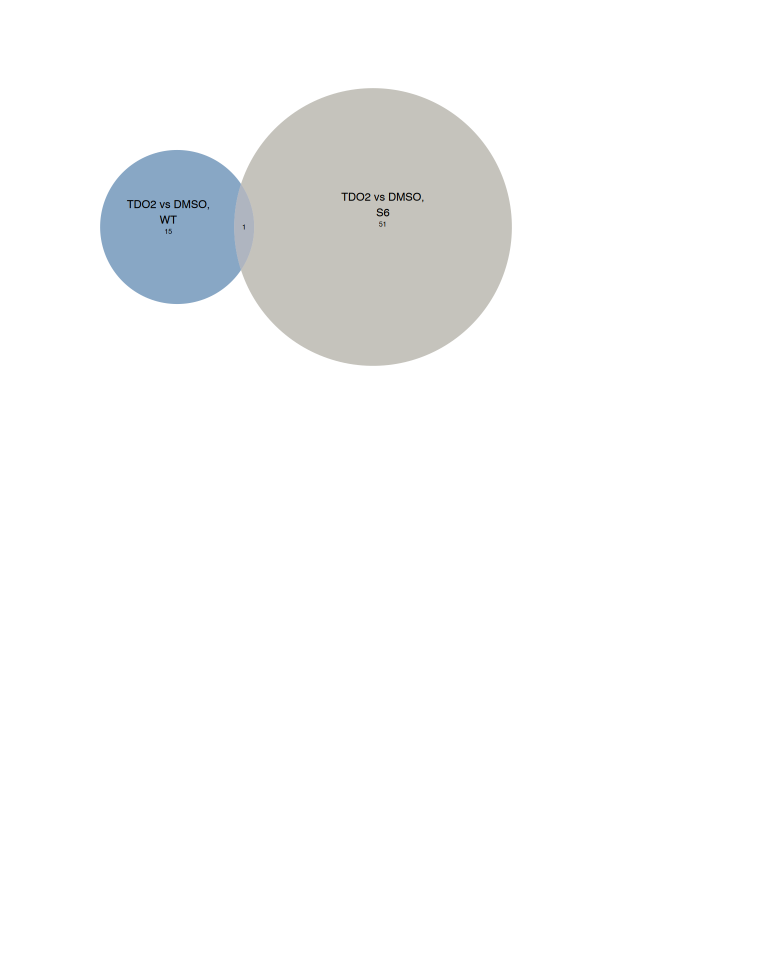
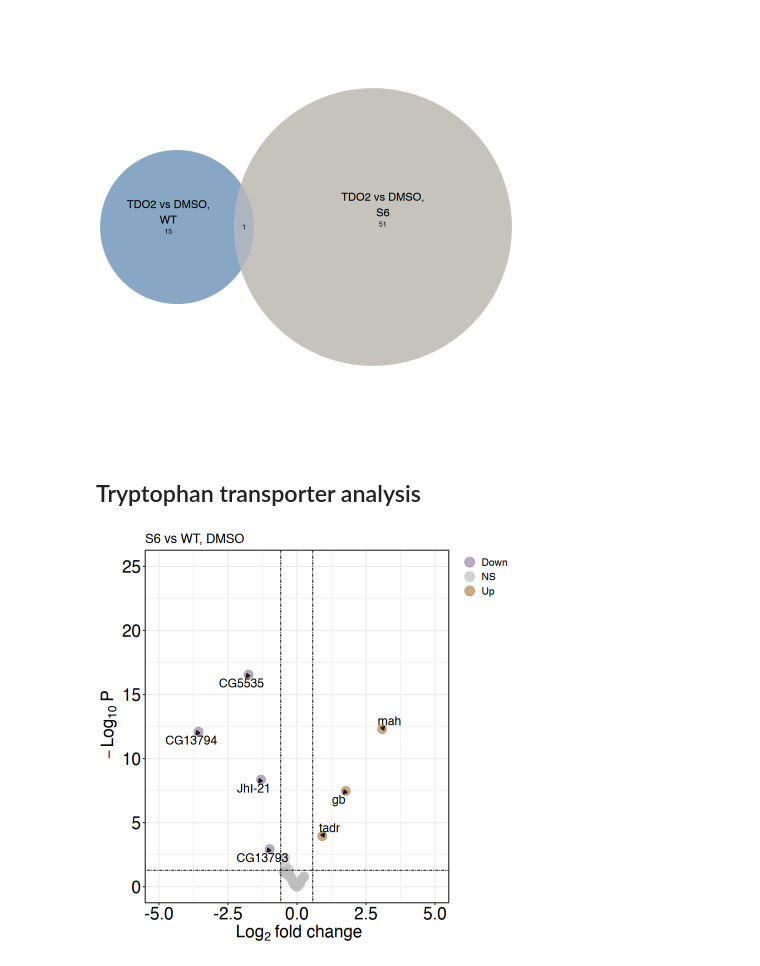
Before and after one commit to SIRT6/Kaluski_et_al_2024, a Jupyter notebook: Scripts/Suppl_Fig6_7.ipynb, the cells around one changed output. Cells and saved outputs as stored; diff of their text form; code cells hidden in the pictures; blank space fills up the shorter version.

Commit message:
code for transcriptomics analysis was modified

```diff
--- a/Scripts/Suppl_Fig6_7.ipynb
+++ b/Scripts/Suppl_Fig6_7.ipynb
@@ -228,5 +246,4 @@ low counts [2]     : 2182, 12%
 [2] see 'independentFiltering' argument of ?results
 # %%
 padj.cutoff <- 0.05
-lfc.cutoff <- 0 #0.58
 # %% [markdown]
@@ -697,3 +702,5 @@ plot(fit2,
      quantities = list(fontsize = 8))
 # %% [output]
 [figure]
+# %% [markdown]
+## Tryptophan transporter analysis
@@ -700,3 +709,57 @@ plot(fit2,
+# %%
+aa_f_dmso <- res_dmso %>% as.data.frame() %>% filter(rownames(.) %in% AA_ids)
+aa_f_tdo <- res_tdo %>% as.data.frame() %>% filter(rownames(.) %in% AA_ids)
+# %%
+aa_f_dmso <- aa_f_dmso %>%
+             rownames_to_column(var = "gene") %>%
+             left_join(., ann.data, by = c("gene" = "ENSEMBL"))
+# %%
+sig.vdata <- filter(aa_f_dmso, padj < 0.05 )
+aa_f_dmso$Sig <- 'NS'
+aa_f_dmso[((aa_f_dmso$padj < 0.05) & (aa_f_dmso$log2FoldChange < -0.58)), c(8)] <- 'Down'
+aa_f_dmso[((aa_f_dmso$padj < 0.05) & (aa_f_dmso$log2FoldChange > 0.58)), c(8)] <- 'Up'
+
+names.keyvals <- aa_f_dmso$Sig
+names.keyvals[names.keyvals == 'NS'] <- 'grey'
+names.keyvals[names.keyvals == 'Down'] <- wes_palette("IsleofDogs1")[1]
+names.keyvals[names.keyvals == 'Up'] <- wes_palette("IsleofDogs2")[3]
+
+names(names.keyvals) <- aa_f_dmso$Sig
+# %%
+p1 <- EnhancedVolcano(aa_f_dmso,
+        lab = aa_f_dmso$gene_name,
+        #selectLab = c('Kynurenic acid', 'Tryptophan', 'Kynurenine', 'Nicotinamide', 'NAD+'),
+        x = 'log2FoldChange',
+        y = 'padj',
+        xlim = c(-5, 5),
+        ylim = c(0, 25),
+        title = NULL,
+        #col = c('grey', 'grey', 'grey', '#D14f4f'),
+    colCustom = names.keyvals,
+    #shapeCustom = shapes.keyvals,
+    cutoffLineType = 'twodash',
+    subtitle = NULL,
+    colAlpha = 0.7,
+    pCutoff = 0.05,
+    FCcutoff = 0.58,
+    borderWidth = 0.02,
+    pointSize = 4.5,
+    drawConnectors = T,
+    lengthConnectors = unit(0.01, "npc"),
+    widthConnectors = 0.8,
+    legendLabels=c('', 'Not sig', 'Sig'),
+    caption = NULL,
+    captionLabSize = 46,
+    labSize = 5.)+
+    ggtitle("S6 vs WT, DMSO")+
+    theme_dose(20)+
+    theme(legend.text=element_text(size=12),
+          legend.title = element_blank(),
+          legend.justification = c("right", "top"), plot.title = element_text(size = 15))
+
+p1
+# %% [output]
+[figure, added]
 # %%
 sessionInfo()
 # %% [output]
```
Also changed, not shown: parts of 31 cells of this notebook, 4 other files.
